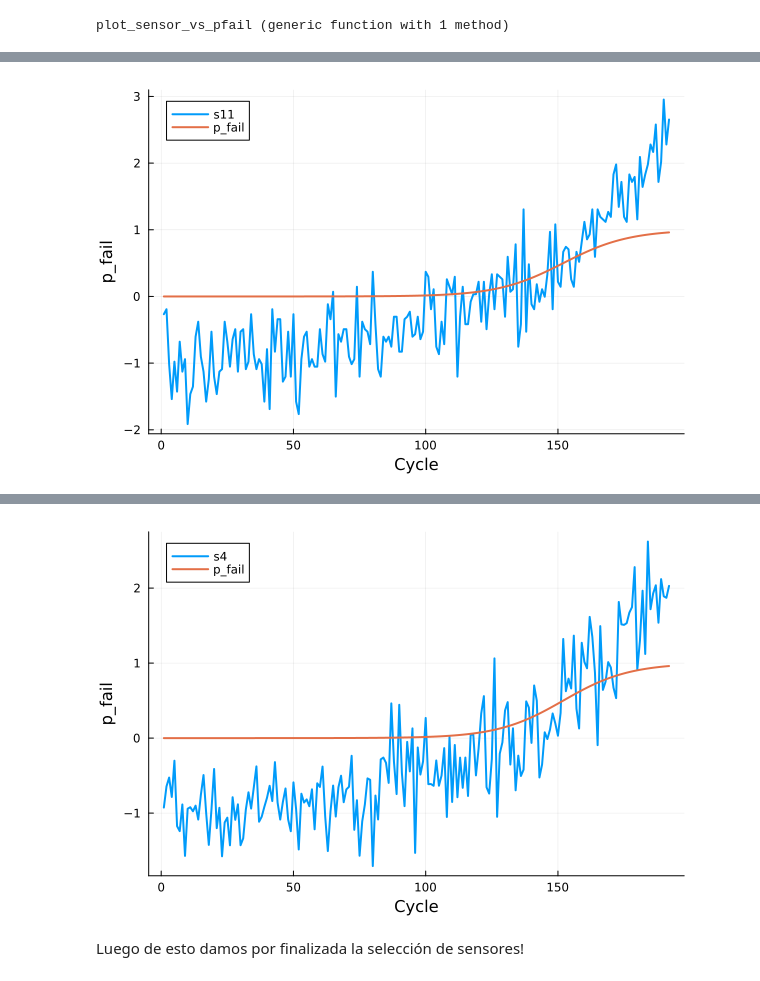
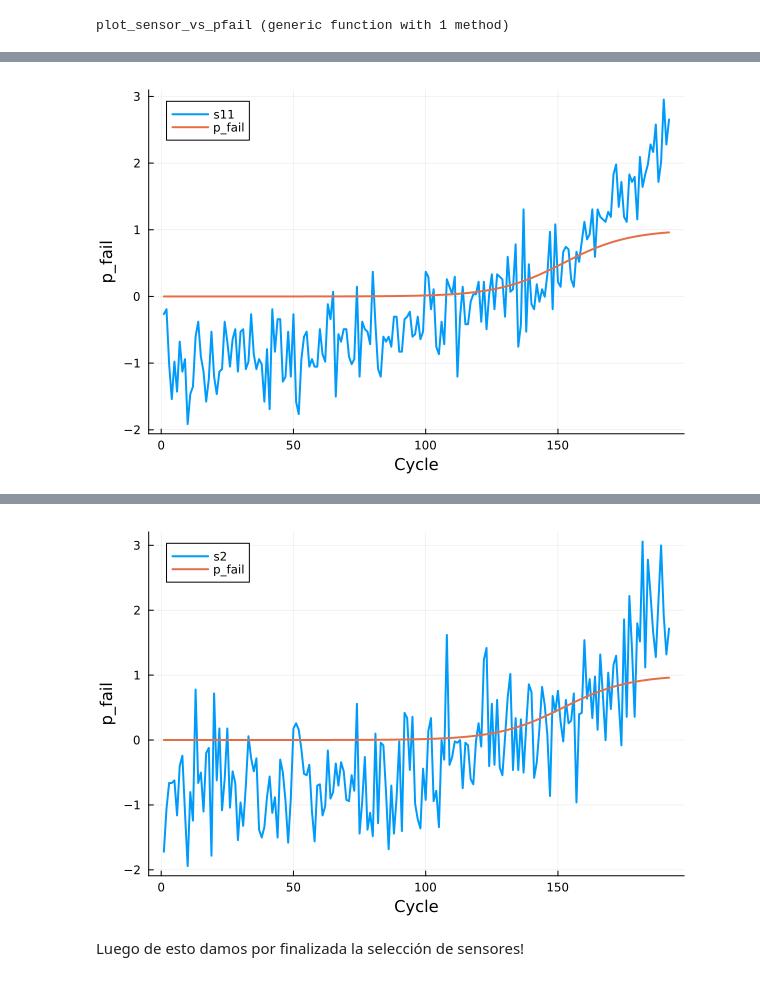
Before and after one commit to SoutoSebastian/TP-DegradacionDeMotores, a Jupyter notebook: mi_entorno/degradacionNasa.ipynb, the cells around one changed output, grey strips where cells are left out. Cells and saved outputs as stored; diff of their text form; code cells hidden in the pictures.

```diff
--- a/mi_entorno/degradacionNasa.ipynb
+++ b/mi_entorno/degradacionNasa.ipynb
@@ -1048,5 +1119,5 @@ end
 plot_sensor_vs_pfail (generic function with 1 method)
 # %%
 display(plot_sensor_vs_pfail("s11"))
-display(plot_sensor_vs_pfail("s4"))
+display(plot_sensor_vs_pfail("s2"))
 # %% [output]
@@ -1054,4 +1129,4 @@ display(plot_sensor_vs_pfail("s4"))
-[figure, old version]
+[figure, new version]
 # %% [markdown]
 Luego de esto damos por finalizada la selección de sensores!
 # %% [markdown]
```
Also changed, not shown: parts of 42 cells of this notebook.
